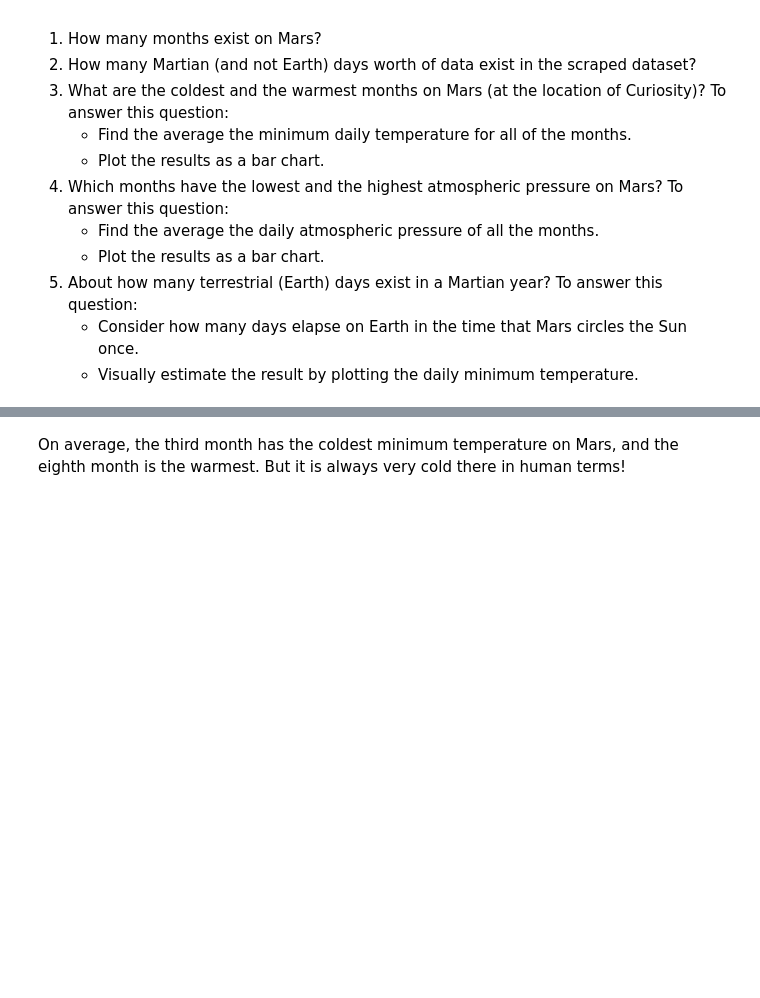
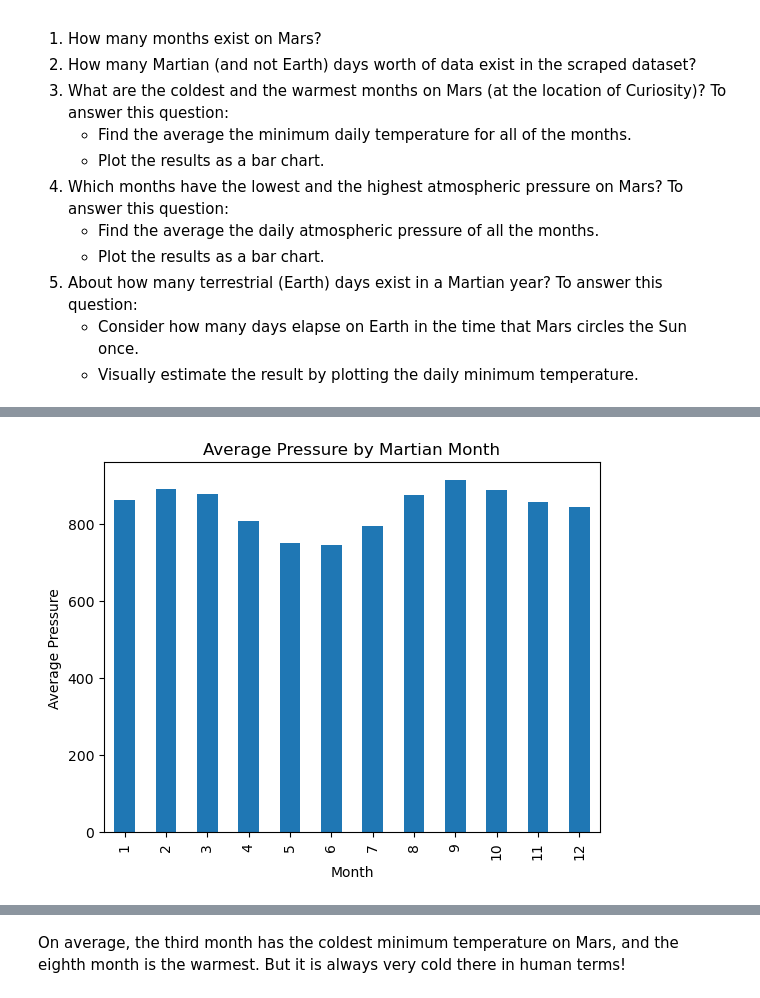
Before and after one commit to eldiscala/M11-challenge, a Jupyter notebook: Challenge/part_2_mars_weather.ipynb, the cells around one changed output, grey strips where cells are left out. Cells and saved outputs as stored; diff of their text form; code cells hidden in the pictures; blank space fills up the shorter version.

```diff
--- a/Challenge/part_2_mars_weather.ipynb
+++ b/Challenge/part_2_mars_weather.ipynb
@@ -137,4 +197,4 @@ plt.show()
 # %%
 # 4. Average pressure by Martian month
-avg_pressure = group_by_month['pressue'].mean()
+avg_pressure = group_by_month['pressure'].mean()
 avg_pressure
@@ -141,10 +216,12 @@ avg_pressure
 # %%
 # Plot the average pressure by month
-avg_pressue_chart = avg_pressue.plot.bar()
+avg_pressue_chart = avg_pressure.plot.bar()
 plt.xlabel('Month')
 plt.ylabel('Average Pressure')
 plt.title('Average Pressure by Martian Month')
 plt.show()
+# %% [output]
+[figure, added]
 # %%
 # 5. How many terrestrial (earth) days are there in a Martian year?
 sorted_sol = mars_df.sort_values('sol')
```
Also changed, not shown: parts of 16 cells of this notebook, 1 other file.
